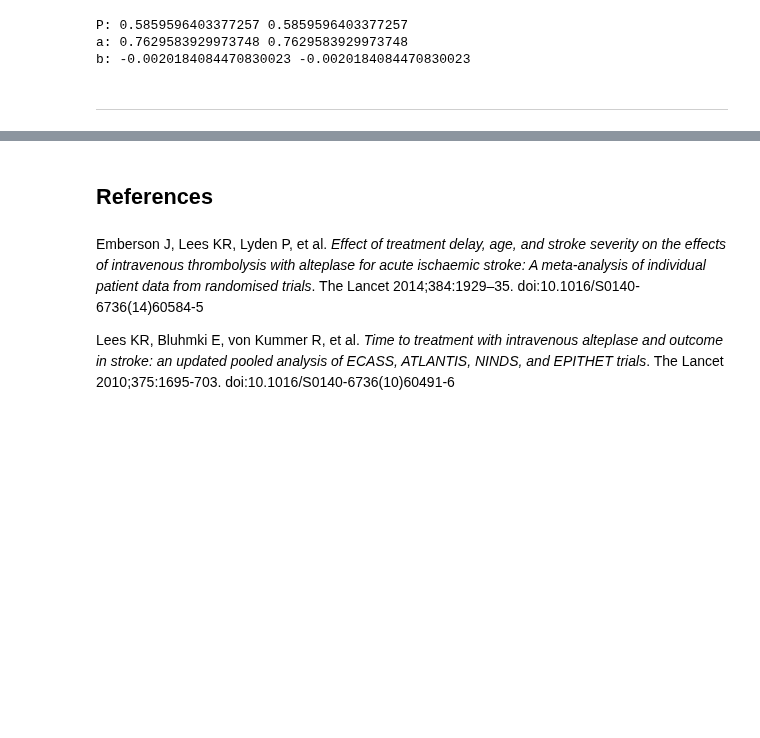
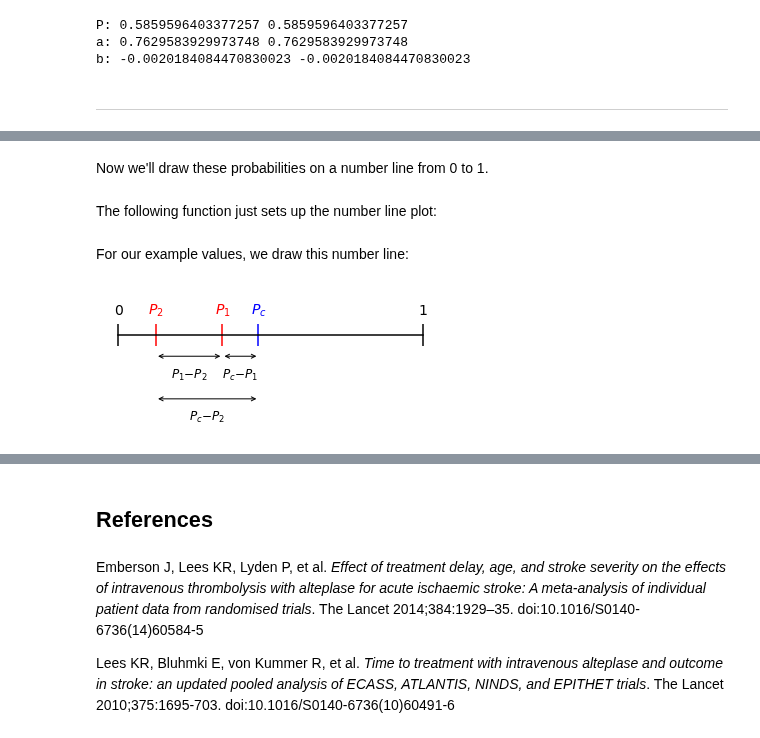
Before and after one commit to samuel-book/stroke_outcome, a Jupyter notebook: mRS_outcomes_scale.ipynb, the cells around one changed output, grey strips where cells are left out. Cells and saved outputs as stored; diff of their text form; code cells hidden in the pictures; blank space fills up the shorter version.

```diff
--- a/mRS_outcomes_scale.ipynb
+++ b/mRS_outcomes_scale.ipynb
@@ -623,0 +663,4 @@ b: -0.0020184084470830023 -0.0020184084470830023
+# %%
+P1 = 0.3417
+P2 = 0.1236
+Pc = 0.46
@@ -623,0 +699,46 @@ b: -0.0020184084470830023 -0.0020184084470830023
+# %% [markdown]
+Now we'll draw these probabilities on a number line from 0 to 1.
+# %% [markdown]
+The following function just sets up the number line plot:
+# %%
+def plot_number_line(probs):
+    ax = plt.subplot()
+
+    # Draw a number line:
+    ax.plot([0,1],[0,0], color='k')
+
+    # Sort the probabilities and their labels:
+    inds  = np.argsort(probs)
+    probs = np.array(probs)[inds]
+    prob_labels  = np.array([r'$P_1$', r'$P_2$', r'$P_c$'])[inds]
+    prob_colours = np.array(['r', 'r', 'b'])[inds]
+
+    # Draw vertical markers for probs, including 0 and 1:
+    labels  = ['0'] + list(prob_labels)  + ['1']
+    colours = ['k'] + list(prob_colours) + ['k']
+    for i,prob in enumerate([0]+list(probs)+[1]):
+        plt.scatter(prob, 0, marker='|', color=colours[i], s=500)
+        plt.annotate(labels[i], xy=(prob, 0.1), color=colours[i],
+                     ha='center', fontsize=14)
+
+    # Draw longest arrow and label:
+    draw_horizontal_arrow(probs[0], probs[-1], y=-0.3,
+                          label=prob_labels[-1]+r'$-$'+prob_labels[0],
+                          fontsize=12)
+    # Draw shorter arrows and labels:
+    for i in np.arange(len(probs)-1,0,-1):
+        draw_horizontal_arrow(probs[i], probs[i-1], y=-0.1,
+                              label=prob_labels[i]+r'$-$'+prob_labels[i-1],
+                              fontsize=12)
+
+    # Other setup:
+    ax.set_ylim(-0.45,0.2)
+    ax.set_aspect(0.7)
+    ax.axis('off')
+# %% [markdown]
+For our example values, we draw this number line:
+# %%
+plot_number_line([P1, P2, Pc])
+plt.show()
+# %% [output]
+[figure, added]
```
Also changed, not shown: parts of 44 cells of this notebook, 1 other file.
